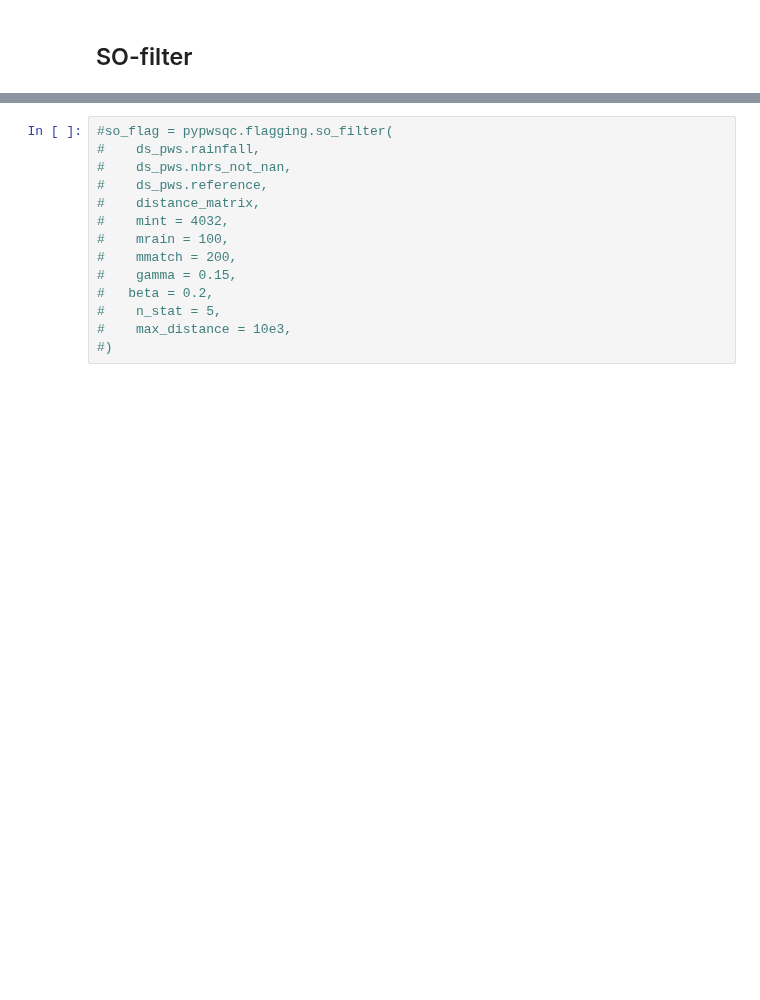
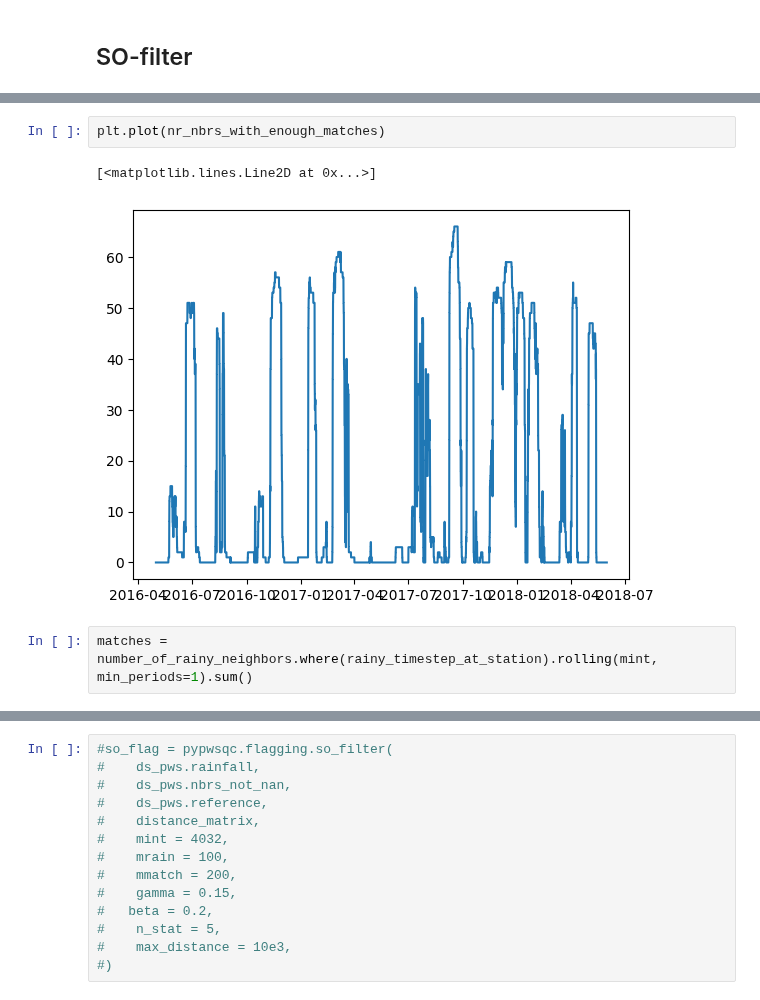
Before and after one commit to lepetersson/pypwsqc, a Jupyter notebook: docs/notebooks/station_outlier_filter.ipynb, the cells around one changed output, grey strips where cells are left out. Saved outputs shown, nothing was run; the diff lists cells and outputs as text; blank space fills up the shorter version.

```diff
--- a/docs/notebooks/station_outlier_filter.ipynb
+++ b/docs/notebooks/station_outlier_filter.ipynb
@@ -202,0 +353,7 @@ def bias_test(da_station, da_neighbors, window_length):
+# %%
+plt.plot(nr_nbrs_with_enough_matches)
+# %% [output]
+[<matplotlib.lines.Line2D at 0x...>]
+[figure, added]
+# %%
+matches = number_of_rainy_neighbors.where(rainy_timestep_at_station).rolling(mint, min_periods=1).sum()
```
Also changed, not shown: parts of 74 cells of this notebook.
